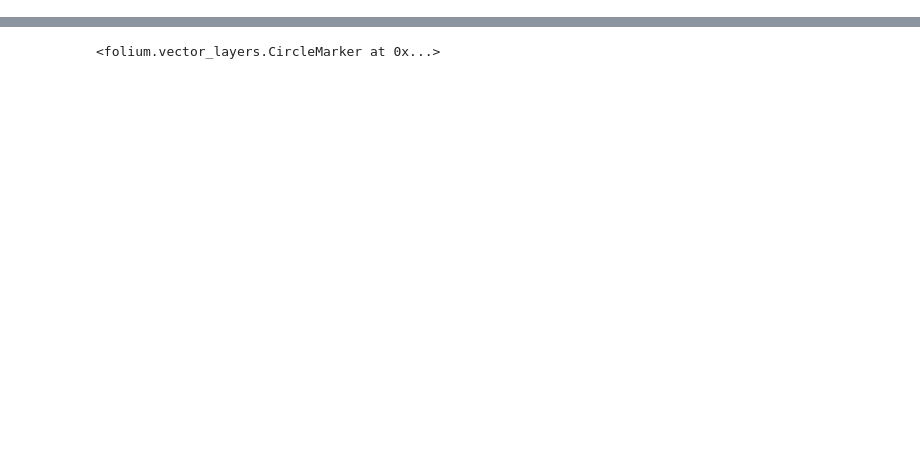
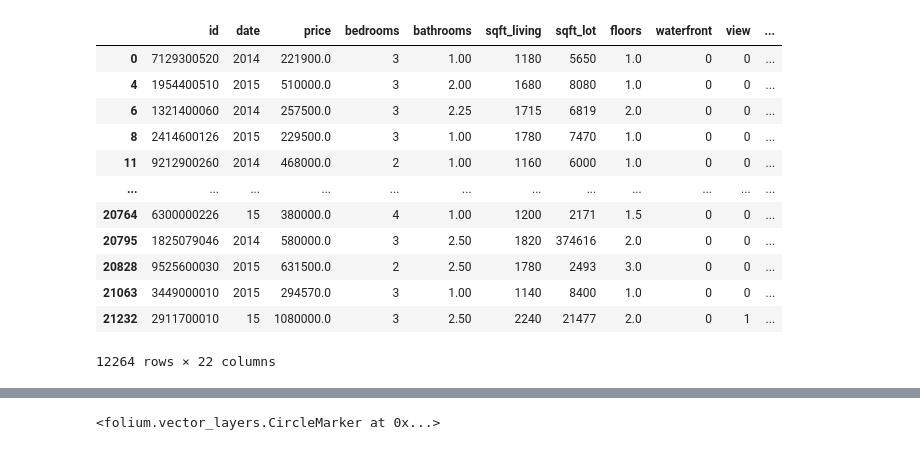
Before and after one commit to ewjohn127/dsc_project2, a Jupyter notebook: index.ipynb, the cells around one changed output, grey strips where cells are left out. Saved outputs shown, nothing was run; the diff lists cells and outputs as text; code cells hidden in the pictures; blank space fills up the shorter version.

```diff
--- a/index.ipynb
+++ b/index.ipynb
@@ -79,0 +90,22 @@ Name: yr_renovated, dtype: int64
+# %%
+df_prospects = df[(np.abs(stats.zscore(df['living_area'])) < 1)]
+# df[(np.abs(stats.zscore(df['price'])) < 1)]
+df_prospects = df_prospects[df_prospects['yr_renovated'] == 0]
+
+df_prospects = df_prospects[(np.abs(stats.zscore(df_prospects['price'])) < 2)]
+df_prospects = df_prospects[df_prospects['yr_built'] < 2001]
+df_prospects
+# %% [output]
+|  | id | date | price | bedrooms | bathrooms | sqft_living | sqft_lot | floors | waterfront | view | ... |
+| 0 | 7129300520 | 2014 | 221900.0 | 3 | 1.00 | 1180 | 5650 | 1.0 | 0 | 0 | ... |
+| 4 | 1954400510 | 2015 | 510000.0 | 3 | 2.00 | 1680 | 8080 | 1.0 | 0 | 0 | ... |
+| 6 | 1321400060 | 2014 | 257500.0 | 3 | 2.25 | 1715 | 6819 | 2.0 | 0 | 0 | ... |
+| 8 | 2414600126 | 2015 | 229500.0 | 3 | 1.00 | 1780 | 7470 | 1.0 | 0 | 0 | ... |
+| 11 | 9212900260 | 2014 | 468000.0 | 2 | 1.00 | 1160 | 6000 | 1.0 | 0 | 0 | ... |
+| ... | ... | ... | ... | ... | ... | ... | ... | ... | ... | ... | ... |
+| 20764 | 6300000226 | 15 | 380000.0 | 4 | 1.00 | 1200 | 2171 | 1.5 | 0 | 0 | ... |
+| 20795 | 1825079046 | 2014 | 580000.0 | 3 | 2.50 | 1820 | 374616 | 2.0 | 0 | 0 | ... |
+| 20828 | 9525600030 | 2015 | 631500.0 | 2 | 2.50 | 1780 | 2493 | 3.0 | 0 | 0 | ... |
+| 21063 | 3449000010 | 2015 | 294570.0 | 3 | 1.00 | 1140 | 8400 | 1.0 | 0 | 0 | ... |
+| 21232 | 2911700010 | 15 | 1080000.0 | 3 | 2.50 | 2240 | 21477 | 2.0 | 0 | 1 | ... |
+12264 rows × 22 columns
```
Also changed, not shown: parts of 8 cells of this notebook.
